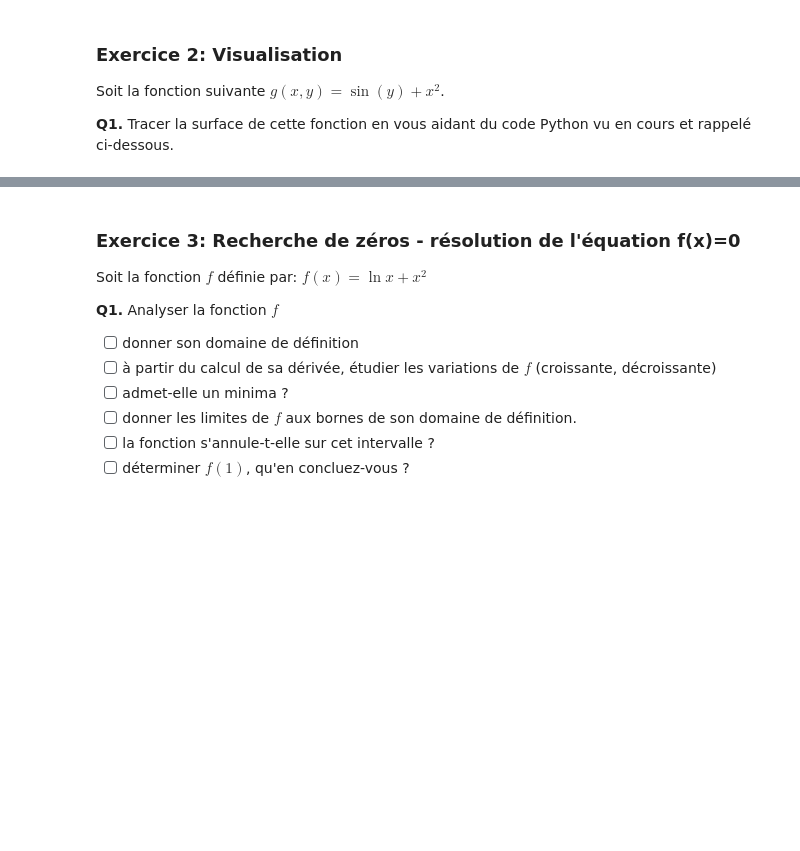
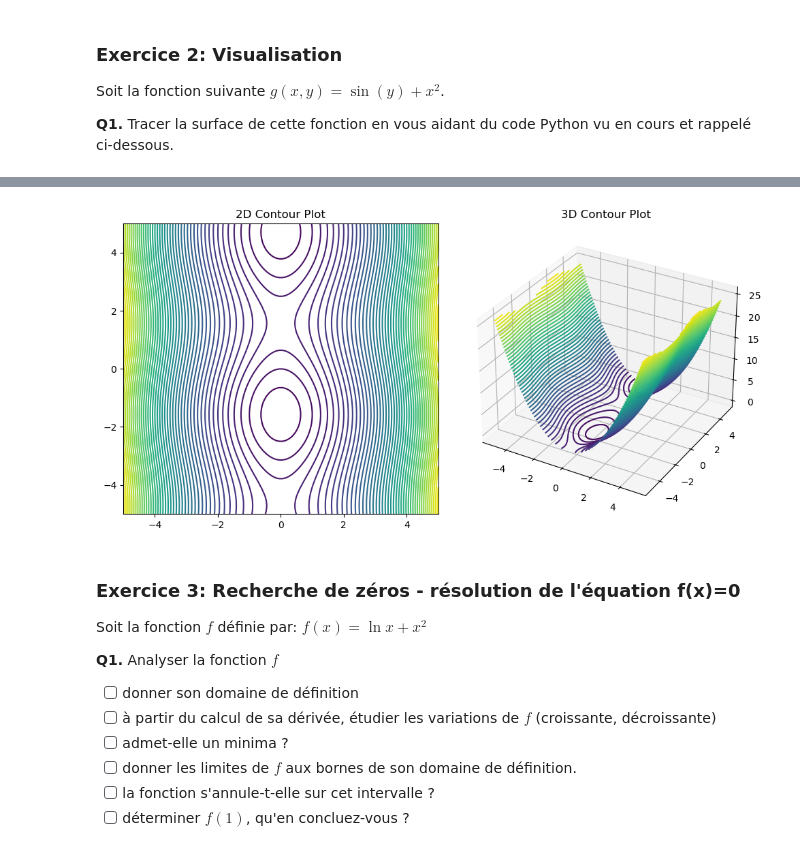
Before and after one commit to kerryghan-relot/LMU_TP-Fonctions-multi-dimensionnelles-optimisation, a Jupyter notebook: TP3 - Fonctions multi-dimensionnelles, optimisation.ipynb, the cells around one changed output, grey strips where cells are left out. Saved outputs shown, nothing was run; the diff lists cells and outputs as text; code cells hidden in the pictures; blank space fills up the shorter version.

```diff
--- a/TP3 - Fonctions multi-dimensionnelles, optimisation.ipynb
+++ b/TP3 - Fonctions multi-dimensionnelles, optimisation.ipynb
@@ -99,3 +150,21 @@ Confirmer les valeurs des optima obtenues précédemment en les visualisant sur
+# %%
+fig = plt.figure(figsize=(10, 5))
+
+# 2D contour plot on the first axis
+ax0 = fig.add_subplot(1, 2, 1)
+ax0.contour(x, y, z, 50)
+ax0.set_title('2D Contour Plot')
+
+# 3D contour plot on the second axis
+ax1 = fig.add_subplot(1, 2, 2, projection='3d')
+ax1.contour3D(x, y, z, 50, cmap='viridis')
+ax1.set_title('3D Contour Plot')
+
+# Show the plot
+plt.tight_layout()
+plt.show()
+# %% [output]
+[figure, added]
 # %% [markdown]
 ### Exercice 3: Recherche de zéros - résolution de l'équation f(x)=0
 
```
Also changed, not shown: parts of 13 cells of this notebook.
